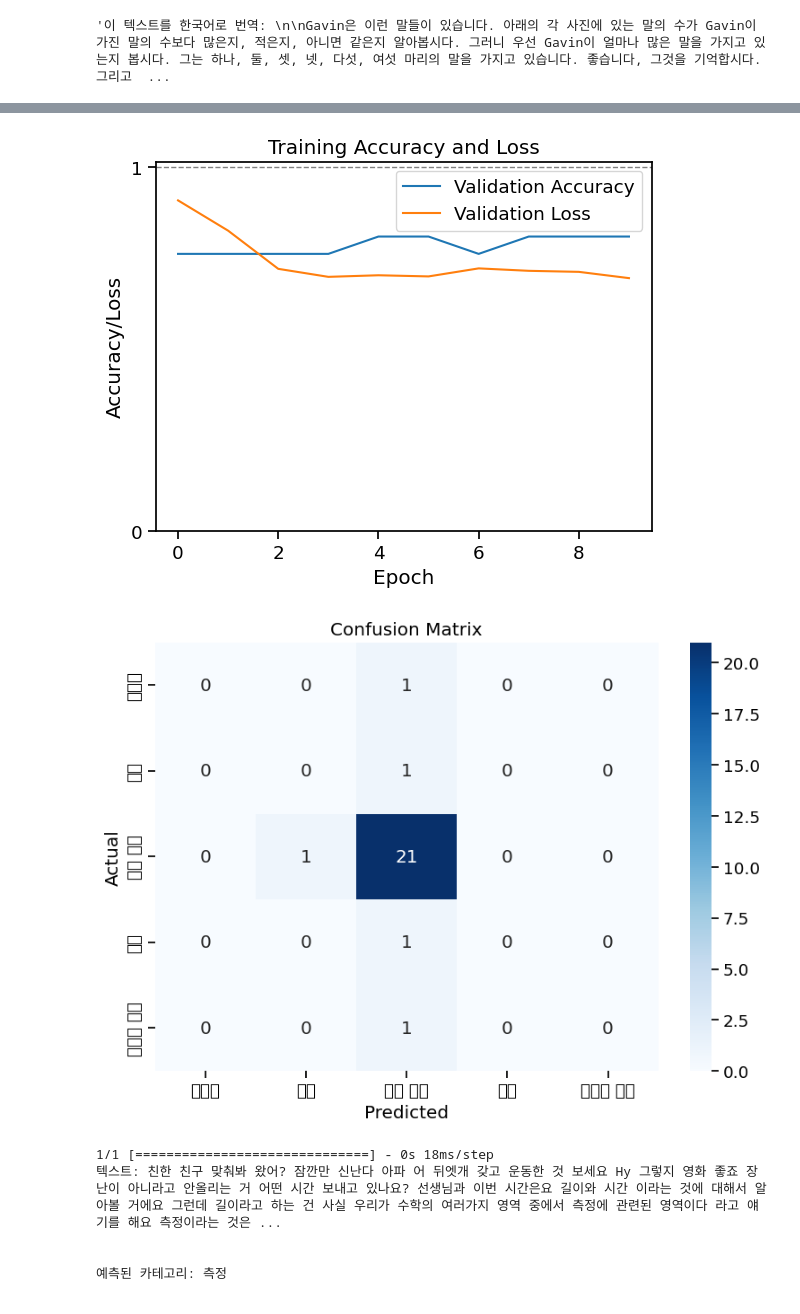
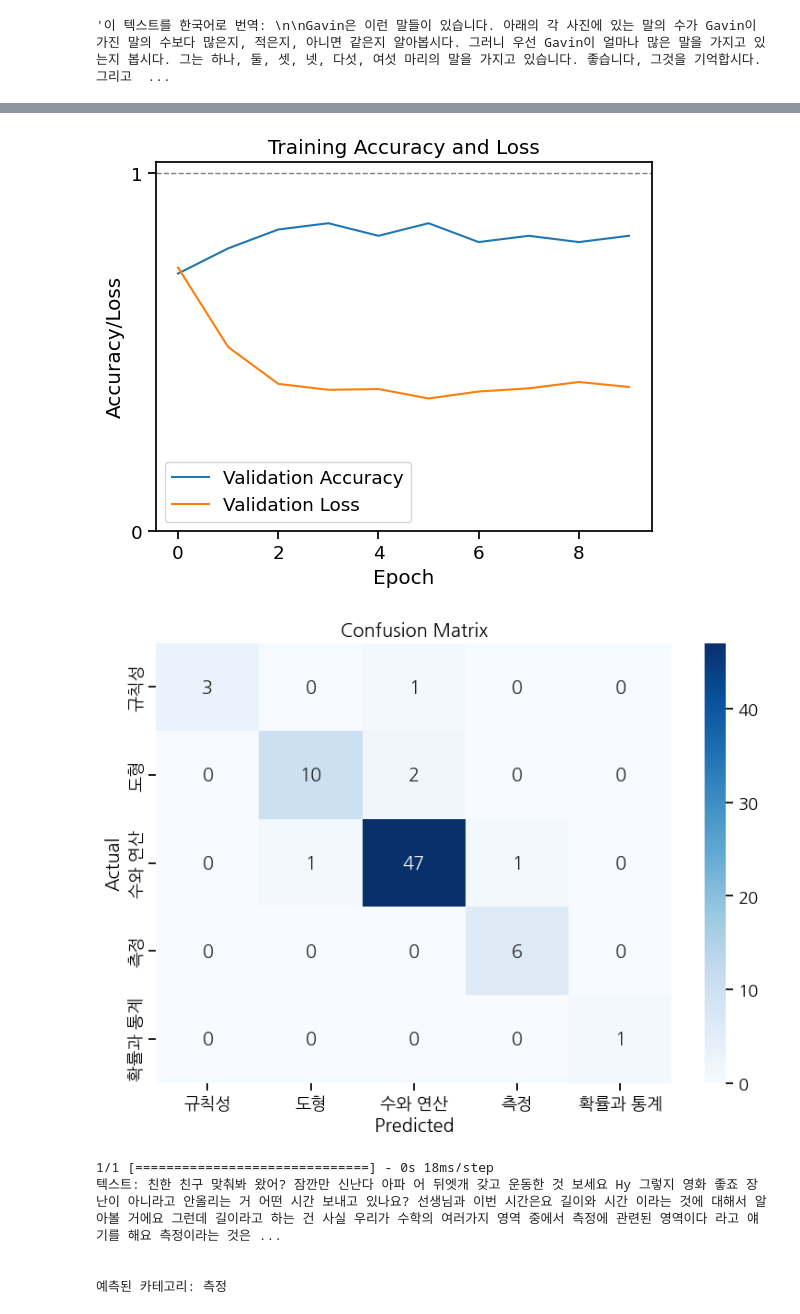
Before and after one commit to oxorudo/Chunjae_Bigdata_9th, a Jupyter notebook: 9.4~9.23/STT_summary_project/model_factory.ipynb, the cells around one changed output, grey strips where cells are left out. Saved outputs shown, nothing was run; the diff lists cells and outputs as text; code cells hidden in the pictures.

```diff
--- a/9.4~9.23/STT_summary_project/model_factory.ipynb
+++ b/9.4~9.23/STT_summary_project/model_factory.ipynb
@@ -67,7 +83,7 @@ from tensorflow.keras.layers import Dense, Dropout
 from sklearn.metrics import accuracy_score
 
 # Load the dataset
-df = pd.read_csv('./final.csv')
+df = pd.read_csv('./final_df.csv')
 
 # Step 1: Preprocess the text data (if needed, apply basic cleaning)
 texts = df['text'].values
@@ -179,31 +195,33 @@ plt.yticks([0,1])
 plt.legend()
 plt.show()
 # %% [output]
-[figure, old version]
+[figure, new version]
 # %%
 import matplotlib.pyplot as plt
 import seaborn as sns
 from sklearn.metrics import confusion_matrix
+
+plt.rcParams['font.family'] = 'NanumGothic'
 
 # Step 1: Adjust Seaborn context to increase all font sizes slightly
 sns.set_context("notebook", font_scale=1.2)  # Slightly smaller than 1.3
 
 # Step 2: Generate confusion matrix
 conf_matrix = confusion_matrix(y_test_classes, y_pred_classes)
 
 # Step 3: Adjust the figure size (set to a proportion that fits better)
 plt.figure(figsize=(8, 6))  # Slightly smaller than 13,10
 
 # Step 4: Plot the confusion matrix with adjusted font size and graph size
 sns.heatmap(conf_matrix, annot=True, fmt="d", cmap="Blues", xticklabels=label_encoder.classes_,
             yticklabels=label_encoder.classes_)
 
 plt.title('Confusion Matrix')  # Adjusted to fit better
 plt.ylabel('Actual')  # Adjusted to fit better
 plt.xlabel('Predicted')  # Adjusted to fit better
 plt.tight_layout()  # Adjust layout to fit everything more neatly
 plt.show()
 # %% [output]
-[figure, old version]
+[figure, new version]
 # %%
 # 새로운 텍스트 데이터 (리스트로 여러 개를 테스트할 수 있음)
```
Also changed, not shown: parts of 4 cells of this notebook, 32 other files.
